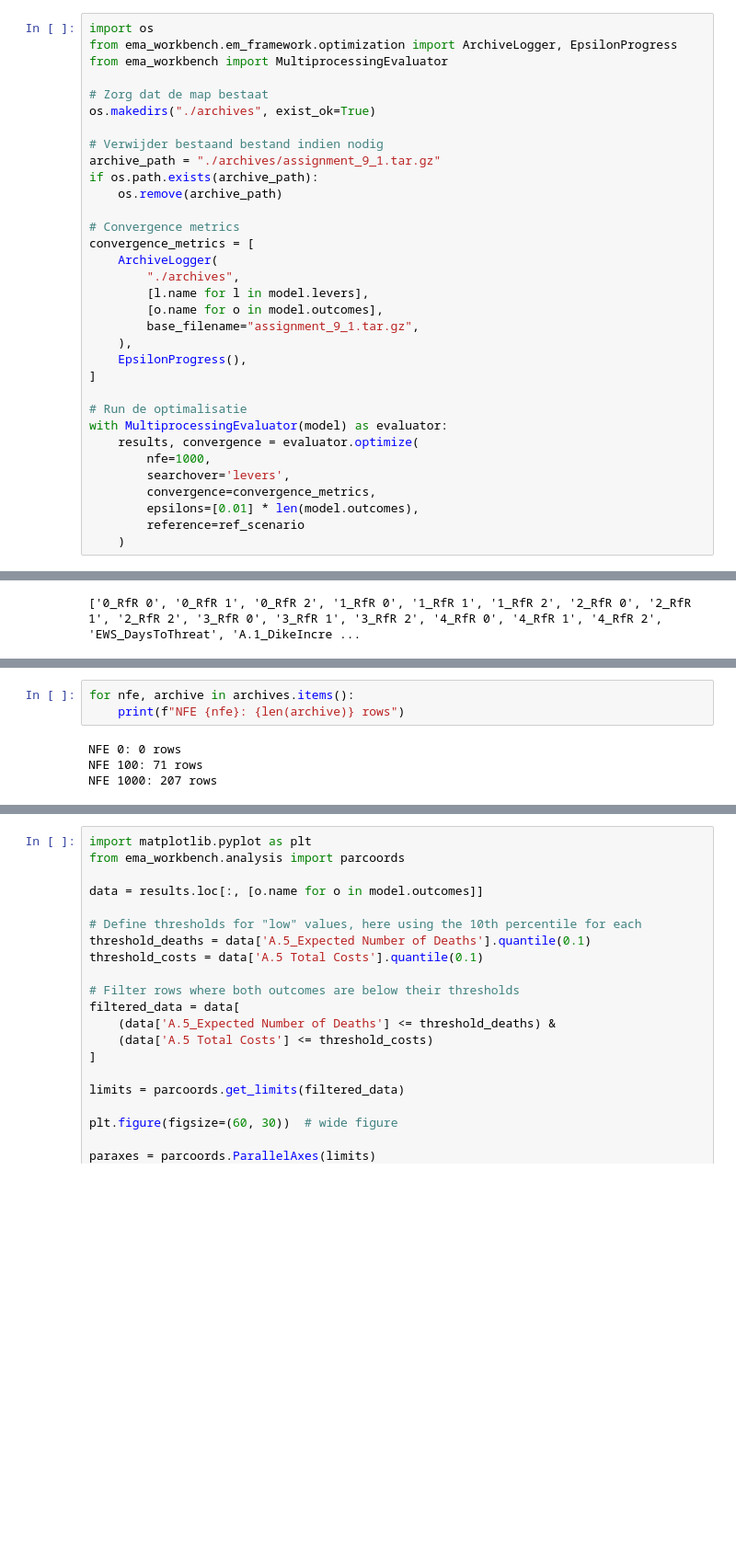
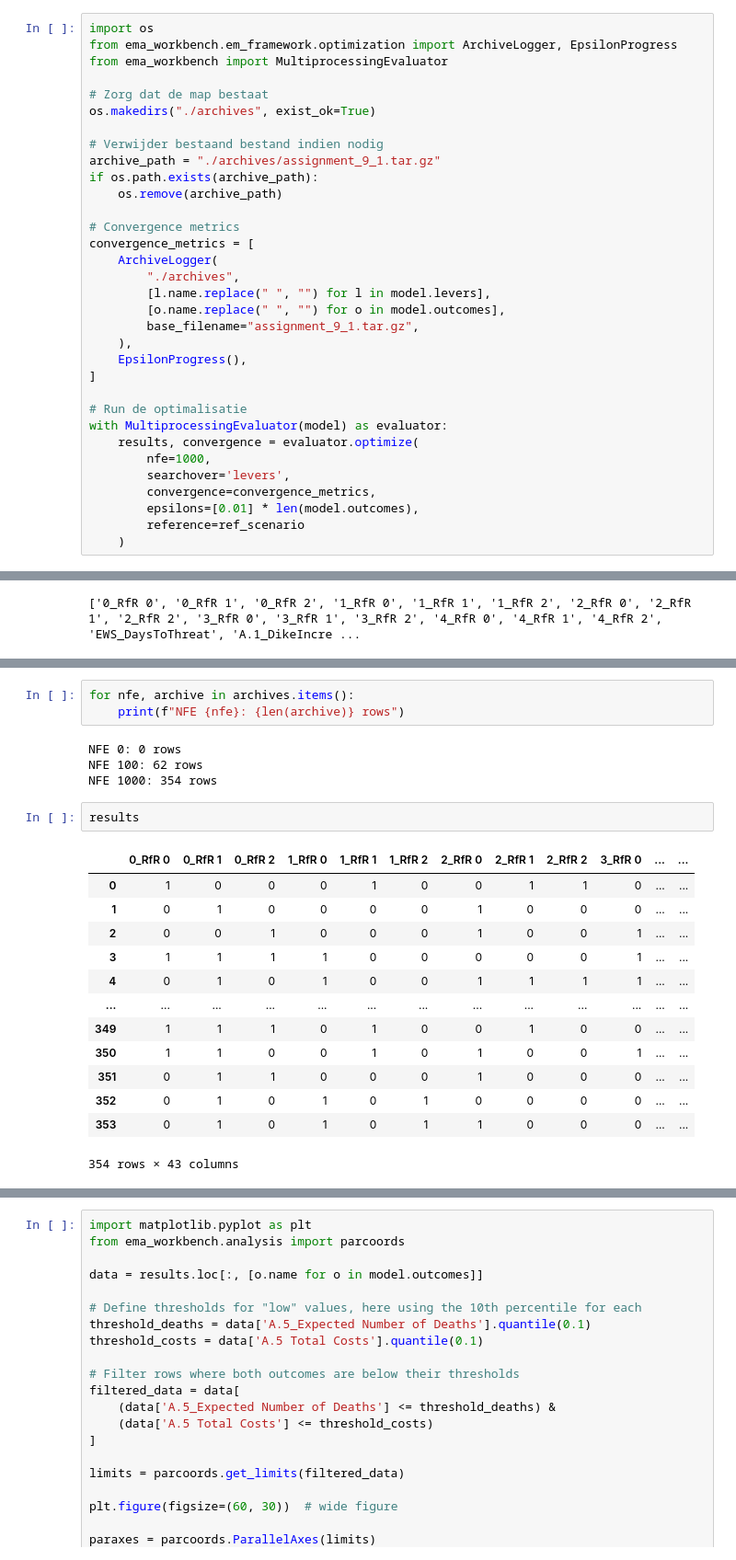
Before and after one commit to DvdhEPA/EMAworkbench, a Jupyter notebook: final assignment/optimization.ipynb, the cells around one changed output, grey strips where cells are left out. Shown at 92% size. Cells and saved outputs as stored; diff of their text form; blank space fills up the shorter version.

```diff
--- a/final assignment/optimization.ipynb
+++ b/final assignment/optimization.ipynb
@@ -122,8 +122,8 @@ if os.path.exists(archive_path):
 convergence_metrics = [
     ArchiveLogger(
         "./archives",
-        [l.name for l in model.levers],
-        [o.name for o in model.outcomes],
+        [l.name.replace(" ", "") for l in model.levers],
+        [o.name.replace(" ", "") for o in model.outcomes],
         base_filename="assignment_9_1.tar.gz",
     ),
     EpsilonProgress(),
@@ -211,5 +248,21 @@ for nfe, archive in archives.items():
     print(f"NFE {nfe}: {len(archive)} rows")
 # %% [output]
 NFE 0: 0 rows
-NFE 100: 71 rows
-NFE 1000: 207 rows
+NFE 100: 62 rows
+NFE 1000: 354 rows
+# %%
+results
+# %% [output]
+|  | 0_RfR 0 | 0_RfR 1 | 0_RfR 2 | 1_RfR 0 | 1_RfR 1 | 1_RfR 2 | 2_RfR 0 | 2_RfR 1 | 2_RfR 2 | 3_RfR 0 | ... | ... |
+| 0 | 1 | 0 | 0 | 0 | 1 | 0 | 0 | 1 | 1 | 0 | ... | ... |
+| 1 | 0 | 1 | 0 | 0 | 0 | 0 | 1 | 0 | 0 | 0 | ... | ... |
+| 2 | 0 | 0 | 1 | 0 | 0 | 0 | 1 | 0 | 0 | 1 | ... | ... |
+| 3 | 1 | 1 | 1 | 1 | 0 | 0 | 0 | 0 | 0 | 1 | ... | ... |
+| 4 | 0 | 1 | 0 | 1 | 0 | 0 | 1 | 1 | 1 | 1 | ... | ... |
+| ... | ... | ... | ... | ... | ... | ... | ... | ... | ... | ... | ... | ... |
+| 349 | 1 | 1 | 1 | 0 | 1 | 0 | 0 | 1 | 0 | 0 | ... | ... |
+| 350 | 1 | 1 | 0 | 0 | 1 | 0 | 1 | 0 | 0 | 1 | ... | ... |
+| 351 | 0 | 1 | 1 | 0 | 0 | 0 | 1 | 0 | 0 | 0 | ... | ... |
+| 352 | 0 | 1 | 0 | 1 | 0 | 1 | 0 | 0 | 0 | 0 | ... | ... |
+| 353 | 0 | 1 | 0 | 1 | 0 | 1 | 1 | 0 | 0 | 0 | ... | ... |
+354 rows × 43 columns
```
Also changed, not shown: parts of 33 cells of this notebook.
